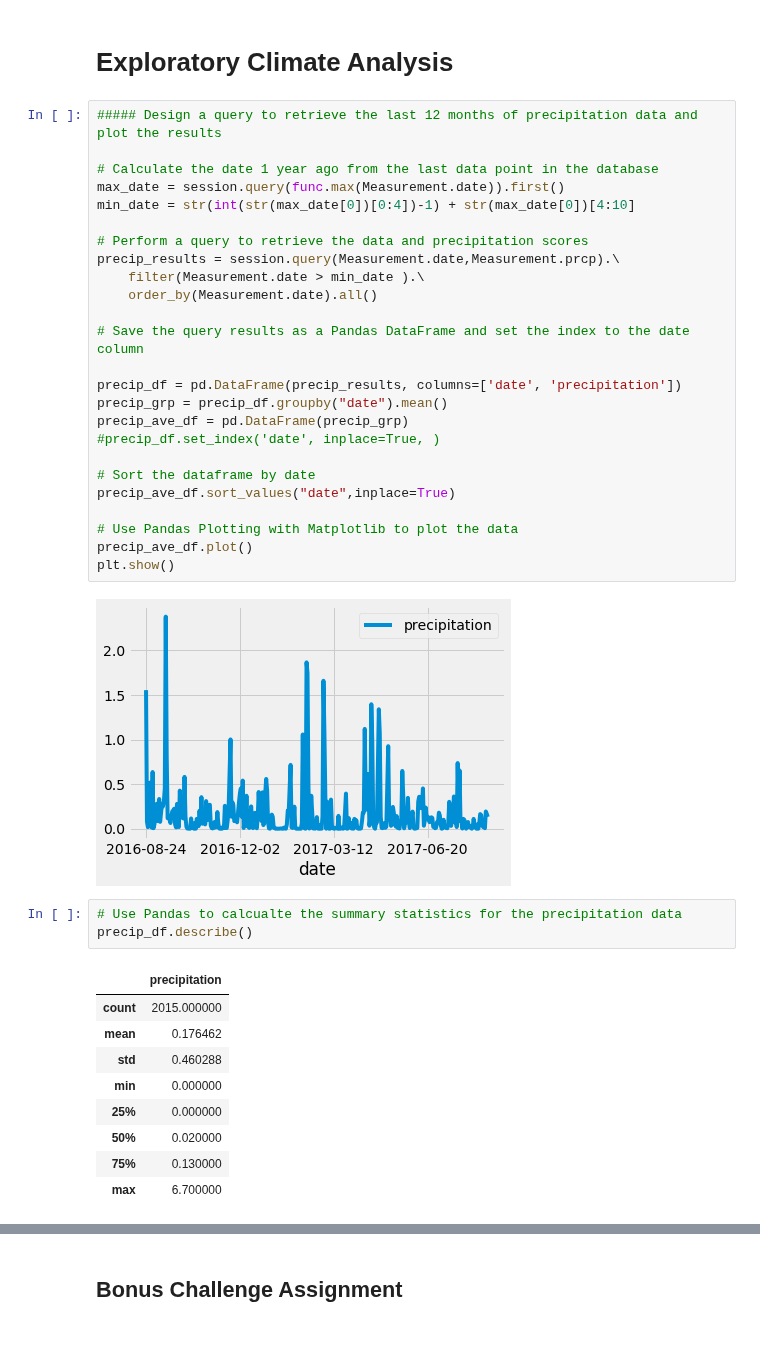
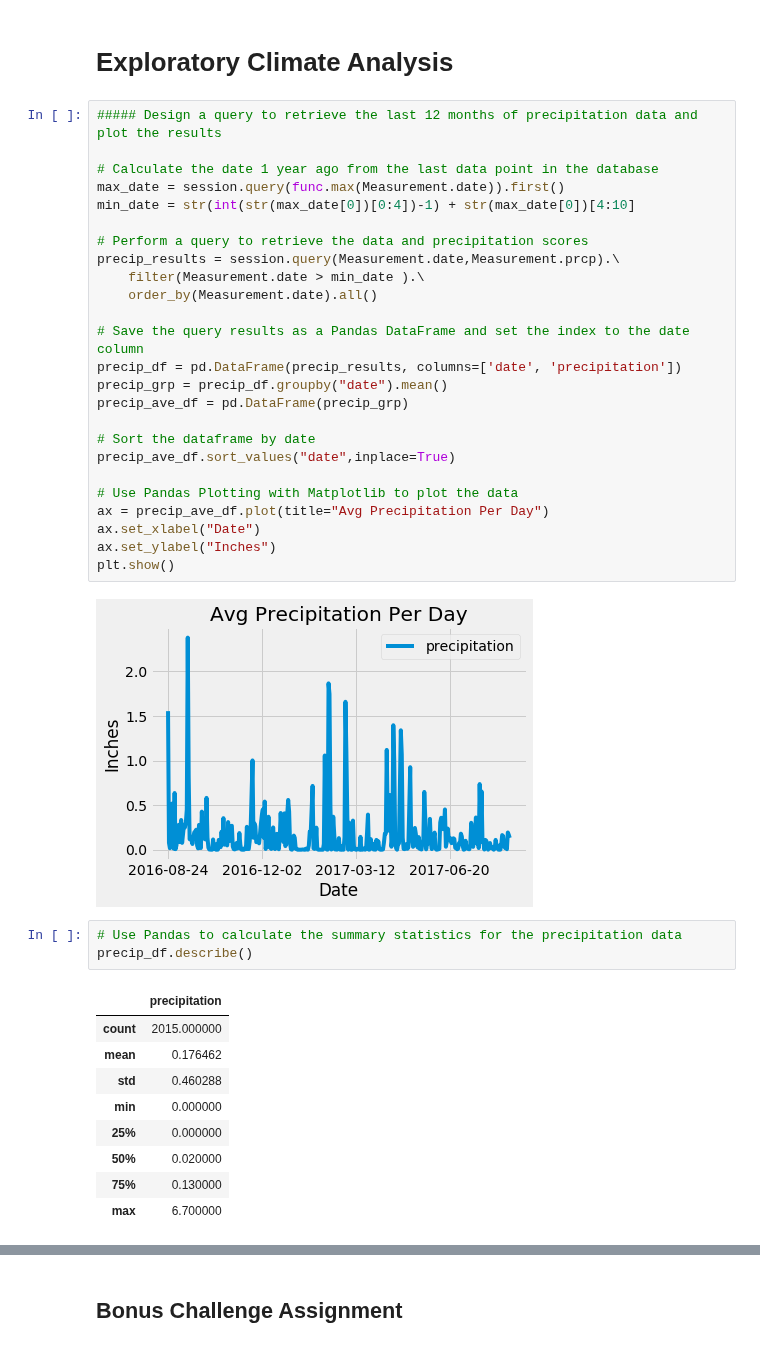
Before and after one commit to nvanlangen/sqlalchemy-challenge, a Jupyter notebook: climate.ipynb, the cells around one changed output, grey strips where cells are left out. Drawn from its saved outputs; the diff is of its cells as text.

```diff
--- a/climate.ipynb
+++ b/climate.ipynb
@@ -42,32 +44,32 @@ session = Session(engine)
 # %%
 ##### Design a query to retrieve the last 12 months of precipitation data and plot the results
 
 # Calculate the date 1 year ago from the last data point in the database
 max_date = session.query(func.max(Measurement.date)).first()
 min_date = str(int(str(max_date[0])[0:4])-1) + str(max_date[0])[4:10]
 
 # Perform a query to retrieve the data and precipitation scores
 precip_results = session.query(Measurement.date,Measurement.prcp).\
     filter(Measurement.date > min_date ).\
     order_by(Measurement.date).all()
 
 # Save the query results as a Pandas DataFrame and set the index to the date column
-
 precip_df = pd.DataFrame(precip_results, columns=['date', 'precipitation'])
 precip_grp = precip_df.groupby("date").mean()
 precip_ave_df = pd.DataFrame(precip_grp)
-#precip_df.set_index('date', inplace=True, )
 
 # Sort the dataframe by date
 precip_ave_df.sort_values("date",inplace=True)
 
 # Use Pandas Plotting with Matplotlib to plot the data
-precip_ave_df.plot()
+ax = precip_ave_df.plot(title="Avg Precipitation Per Day")
+ax.set_xlabel("Date")
+ax.set_ylabel("Inches")
 plt.show()
 # %% [output]
-[figure, old version]
+[figure, new version]
 # %%
-# Use Pandas to calcualte the summary statistics for the precipitation data
+# Use Pandas to calculate the summary statistics for the precipitation data
 precip_df.describe()
 # %% [output]
 |  | precipitation |
```
Also changed, not shown: parts of 13 cells of this notebook.
